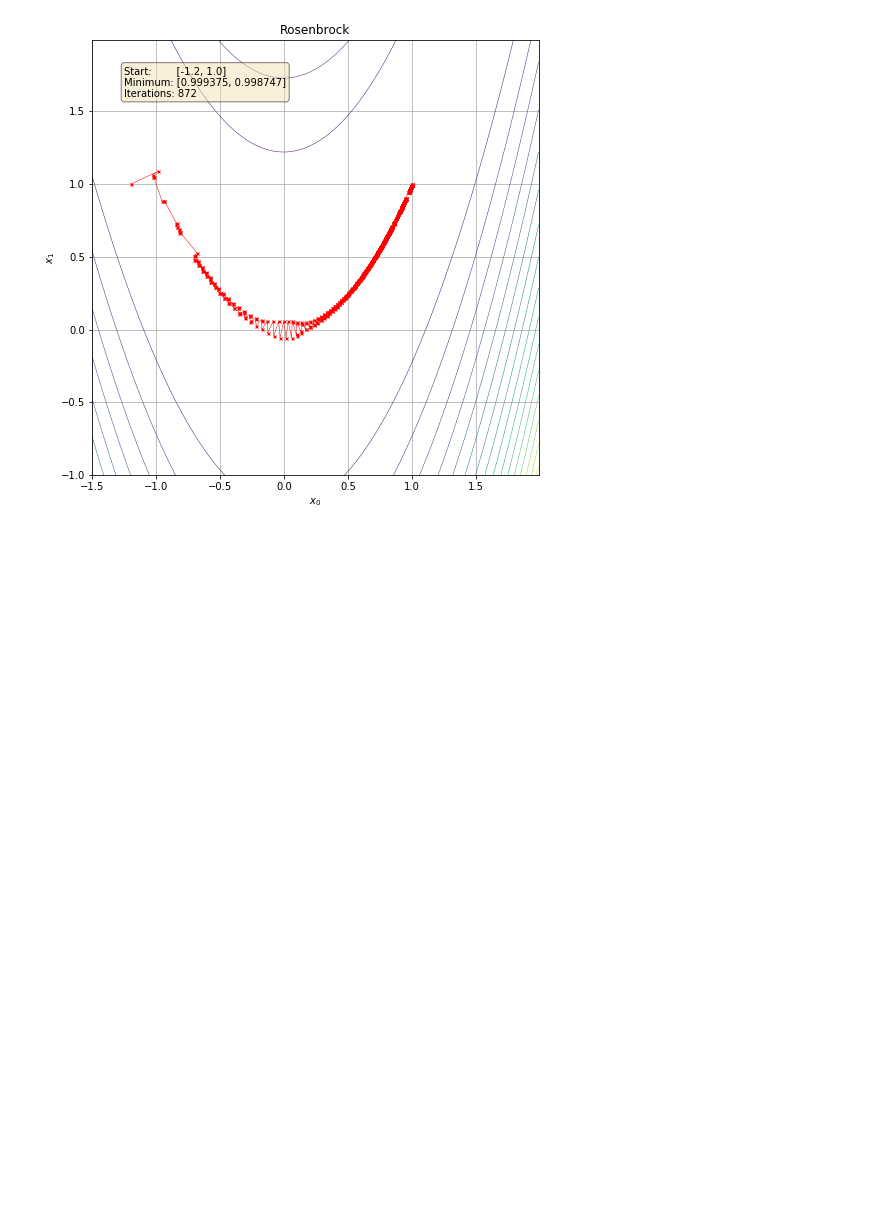
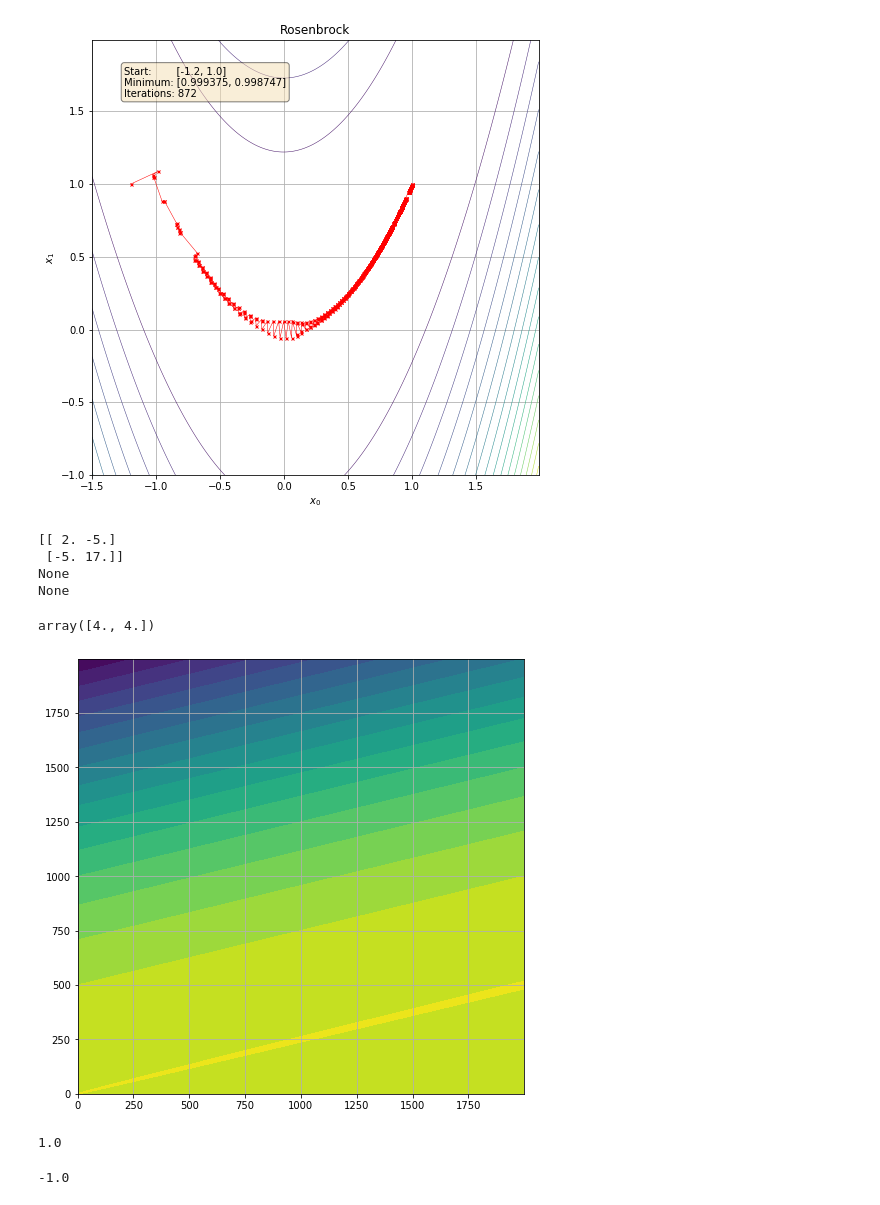
Before and after one commit to johnduffymsc/msc_comp0120project, a Jupyter notebook: COMP0120_Project_Code_John_Duffy.ipynb, the cells around one changed output. Cells and saved outputs as stored; diff of their text form; code cells hidden in the pictures; blank space fills up the shorter version.

```diff
--- a/COMP0120_Project_Code_John_Duffy.ipynb
+++ b/COMP0120_Project_Code_John_Duffy.ipynb
@@ -357,0 +385,35 @@ plt.show()
+# %%
+# Basic functionality test.
+
+X = np.array([[1.0, 1.0],
+              [4.0, 1.0]],
+              dtype=np.float64)
+
+y = np.array([-1.0, +1.0], dtype=np.float64)
+
+alpha, w, b = svm(X, y, kernel_linear)
+
+print(alpha)
+print(w)
+print(b)
+# %% [output]
+[[ 2. -5.]
+ [-5. 17.]]
+None
+None
+# %%
+X[1]
+# %% [output]
+array([4., 4.])
+# %%
+x = np.arange(0.0, 2000.0, 1.0)
+y = np.arange(0.0, 2000.0, 1.0)
+xx, yy = np.meshgrid(x, y)
+z = 2 * xx + 2 * yy -1.0 * (xx**2 + 16 * yy**2 - 8 * xx * yy)
+
+plt.figure(figsize=(8, 8))
+plt.contourf(x,y,z, levels=20)
+plt.grid()
+plt.show()
+# %% [output]
+[figure, added]
@@ -357,0 +428,8 @@ plt.show()
+# %%
++1.0
+# %% [output]
+1.0
+# %%
+-1.0
+# %% [output]
+-1.0
```
Also changed, not shown: parts of 3 cells of this notebook.
